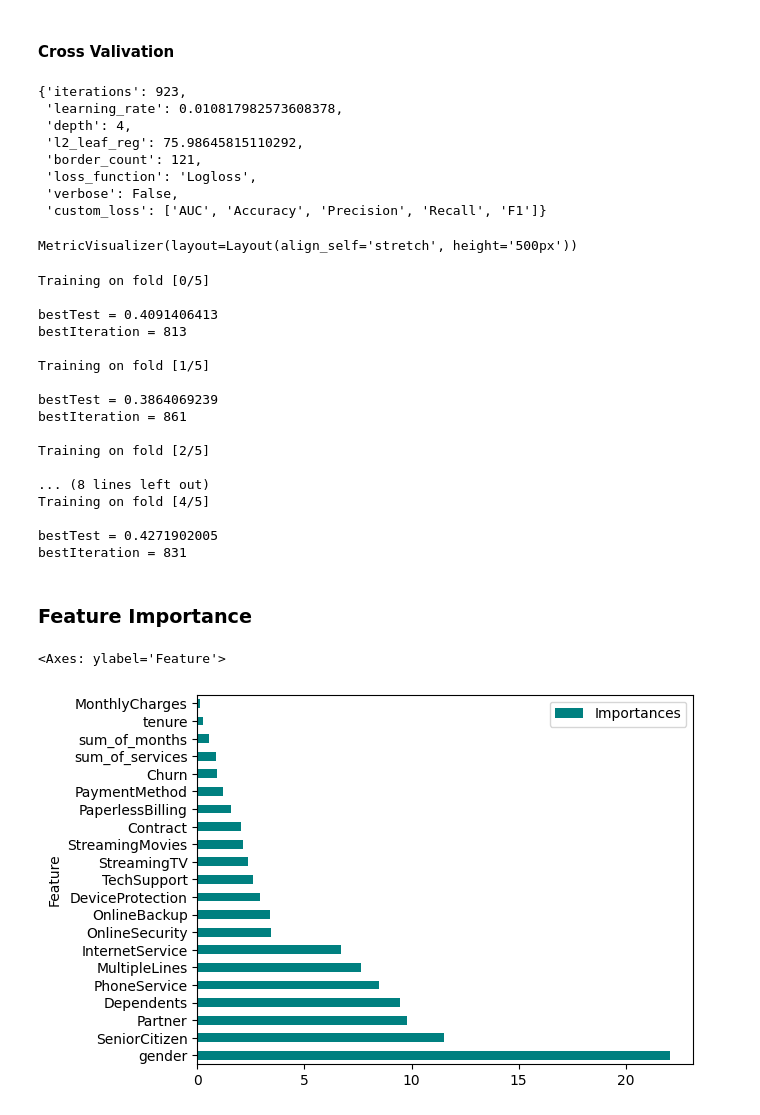
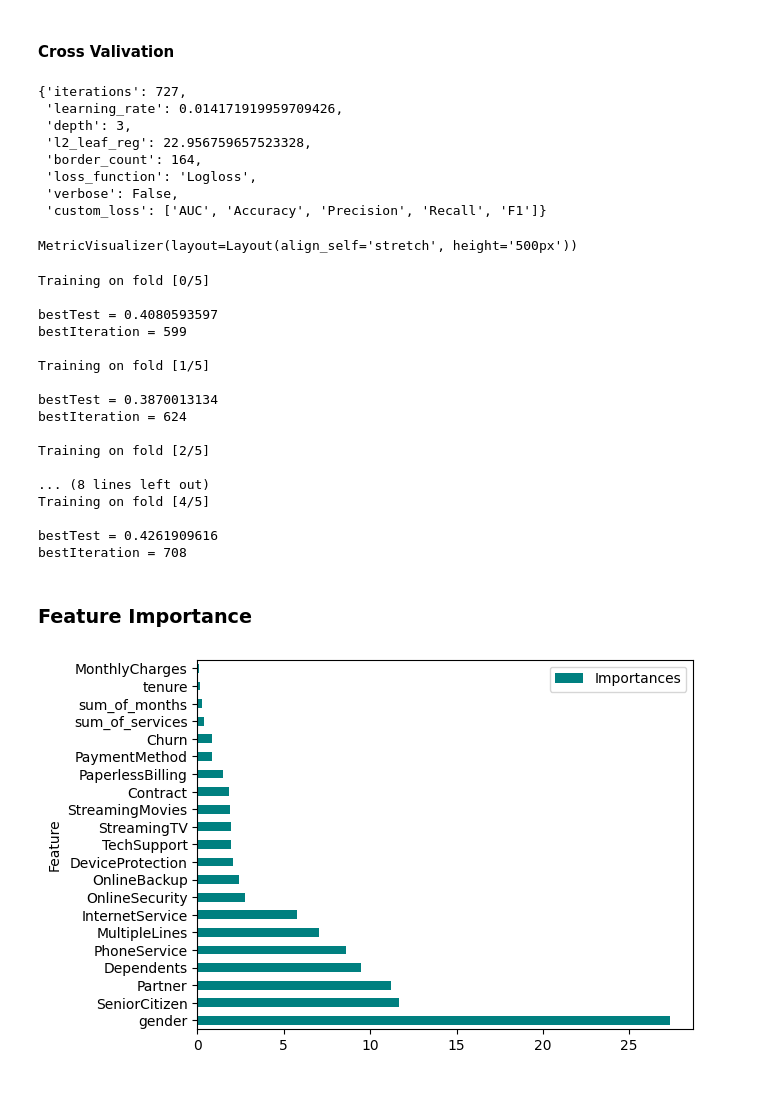
Before and after one commit to volk-anastasia/Telco_Customer_Churn, a Jupyter notebook: telco_customer_churn.ipynb, the cells around one changed output. Saved outputs shown, nothing was run; the diff lists cells and outputs as text; code cells hidden in the pictures.

```diff
--- a/telco_customer_churn.ipynb
+++ b/telco_customer_churn.ipynb
@@ -392,9 +393,11 @@ def objective(trial):
 # %%
-best_params_cat = {'iterations': 923,
-                   'learning_rate': 0.010817982573608378,
-                   'depth': 4,
-                   'l2_leaf_reg': 75.98645815110292,
-                   'border_count': 121}
+best_params_cat = {
+    'iterations': 727,
+    'learning_rate': 0.014171919959709426,
+     'depth': 3,
+    'l2_leaf_reg': 22.956759657523328,
+    'border_count': 164
+    }
 # %%
 cat_model = CatBoostClassifier(**best_params_cat, verbose=False)
 cat_model.fit(X_train, y_train)
@@ -428,11 +431,11 @@ parameters['custom_loss'] = ['AUC', 'Accuracy',  'Precision', 'Recall', 'F1']
 
 parameters
 # %% [output]
-{'iterations': 923,
- 'learning_rate': 0.010817982573608378,
- 'depth': 4,
- 'l2_leaf_reg': 75.98645815110292,
- 'border_count': 121,
+{'iterations': 727,
+ 'learning_rate': 0.014171919959709426,
+ 'depth': 3,
+ 'l2_leaf_reg': 22.956759657523328,
+ 'border_count': 164,
  'loss_function': 'Logloss',
  'verbose': False,
  'custom_loss': ['AUC', 'Accuracy', 'Precision', 'Recall', 'F1']}
@@ -449,34 +452,34 @@ cv_data = cv(params=parameters,
 MetricVisualizer(layout=Layout(align_self='stretch', height='500px'))
 Training on fold [0/5]
 
-bestTest = 0.4091406413
-bestIteration = 813
+bestTest = 0.4080593597
+bestIteration = 599
 
 Training on fold [1/5]
 
-bestTest = 0.3864069239
-bestIteration = 861
+bestTest = 0.3870013134
+bestIteration = 624
 
 Training on fold [2/5]
 
 ... (8 lines left out)
 Training on fold [4/5]
 
-bestTest = 0.4271902005
-bestIteration = 831
+bestTest = 0.4261909616
+bestIteration = 708
 # %% [markdown]
 ### Feature Importance
 # %%
 feature_df = cat_model.get_feature_importance(prettified=True)
 feature_df = feature_df.rename(columns={'Feature Id': 'Feature'})
 
 index = feature_df['Feature'].to_list()
 index = list(map(int, index))
 
 feature_df['Feature'][index] = data_code.columns[index]
 feature_df = feature_df.set_index('Feature')
 
-feature_df.plot.barh(color=['teal'])
+feature_df.plot.barh(color='teal')
+plt.show()
 # %% [output]
-<Axes: ylabel='Feature'>
-[figure, old version]
+[figure, new version]
```
Also changed, not shown: parts of 5 cells of this notebook, 11 other files.
